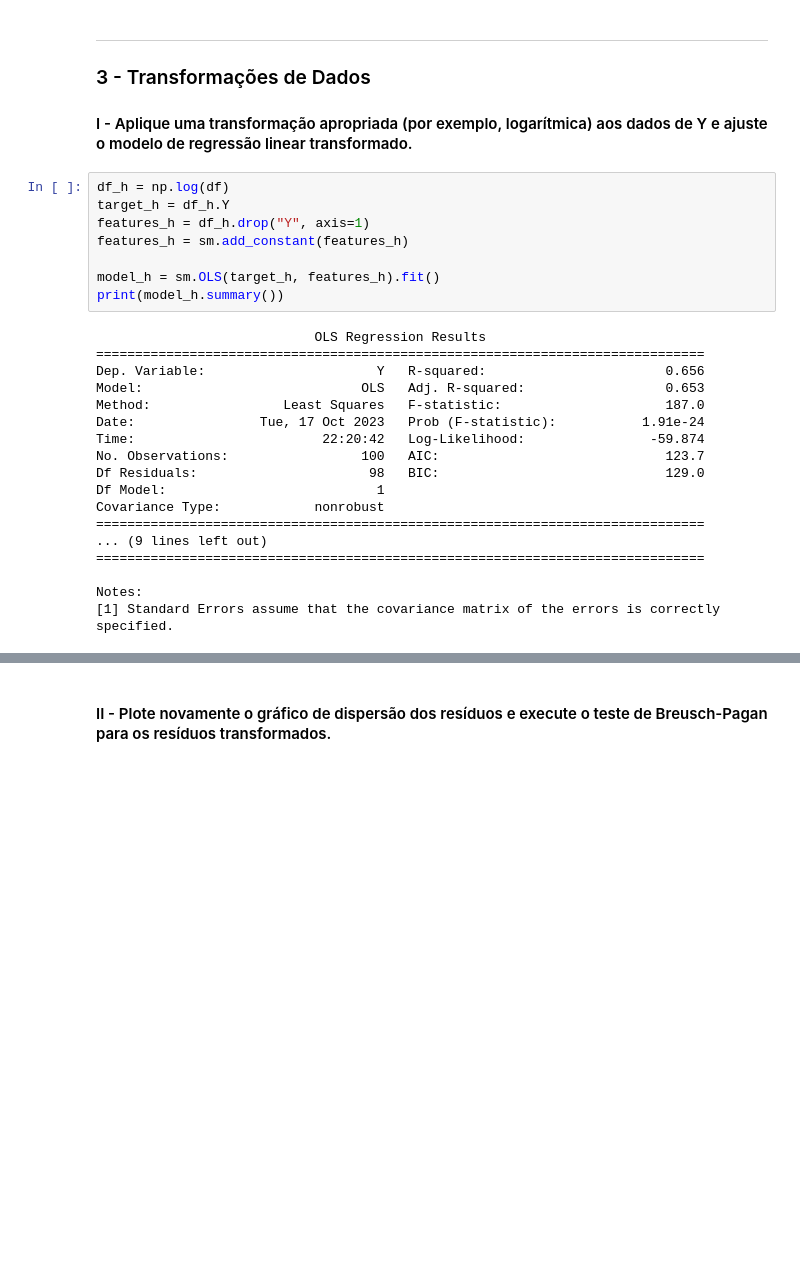
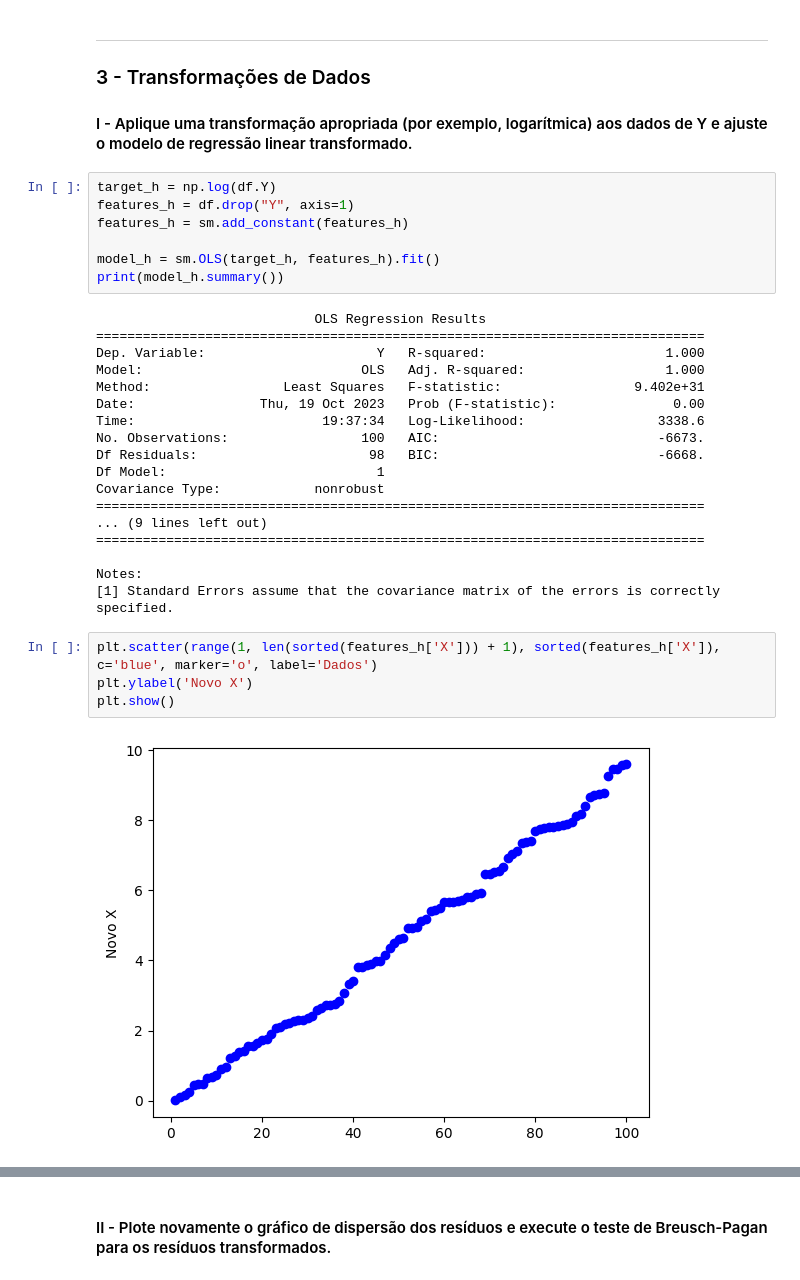
Before and after one commit to glaucofilho/CEDS-805, a Jupyter notebook: Exercicios/heterocedasticidade_e_linearizacao.ipynb, the cells around one changed output, grey strips where cells are left out. Cells and saved outputs as stored; diff of their text form; blank space fills up the shorter version.

```diff
--- a/Exercicios/heterocedasticidade_e_linearizacao.ipynb
+++ b/Exercicios/heterocedasticidade_e_linearizacao.ipynb
@@ -102,9 +113,8 @@ O valor de (F-Test p-value) é muito pequeno, então rejeito a hipótese nula de
 
 #### I - Aplique uma transformação apropriada (por exemplo, logarítmica) aos dados de Y e ajuste o modelo de regressão linear transformado.
 # %%
-df_h = np.log(df)
-target_h = df_h.Y
-features_h = df_h.drop("Y", axis=1)
+target_h = np.log(df.Y)
+features_h = df.drop("Y", axis=1)
 features_h = sm.add_constant(features_h)
 
 model_h = sm.OLS(target_h, features_h).fit()
@@ -112,13 +122,13 @@ print(model_h.summary())
 # %% [output]
                             OLS Regression Results
 ==============================================================================
-Dep. Variable:                      Y   R-squared:                       0.656
-Model:                            OLS   Adj. R-squared:                  0.653
-Method:                 Least Squares   F-statistic:                     187.0
-Date:                Tue, 17 Oct 2023   Prob (F-statistic):           1.91e-24
-Time:                        22:20:42   Log-Likelihood:                -59.874
-No. Observations:                 100   AIC:                             123.7
-Df Residuals:                      98   BIC:                             129.0
+Dep. Variable:                      Y   R-squared:                       1.000
+Model:                            OLS   Adj. R-squared:                  1.000
+Method:                 Least Squares   F-statistic:                 9.402e+31
+Date:                Thu, 19 Oct 2023   Prob (F-statistic):               0.00
+Time:                        19:37:34   Log-Likelihood:                 3338.6
+No. Observations:                 100   AIC:                            -6673.
+Df Residuals:                      98   BIC:                            -6668.
 Df Model:                           1
 Covariance Type:            nonrobust
 ==============================================================================
@@ -127,3 +137,9 @@ Covariance Type:            nonrobust
 
 Notes:
 [1] Standard Errors assume that the covariance matrix of the errors is correctly specified.
+# %%
+plt.scatter(range(1, len(sorted(features_h['X'])) + 1), sorted(features_h['X']), c='blue', marker='o', label='Dados')
+plt.ylabel('Novo X')
+plt.show()
+# %% [output]
+[figure, added]
```
Also changed, not shown: parts of 10 cells of this notebook, 7 other files.
